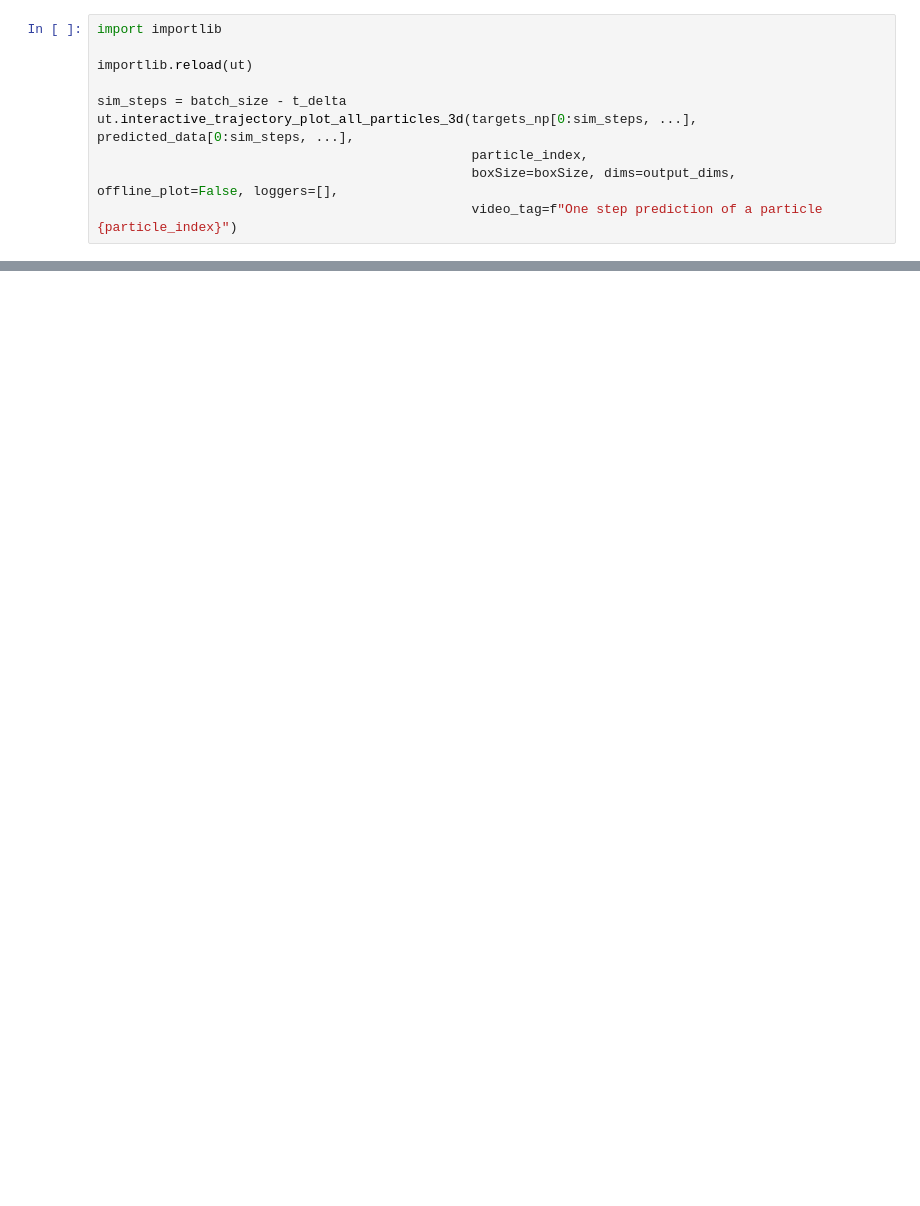
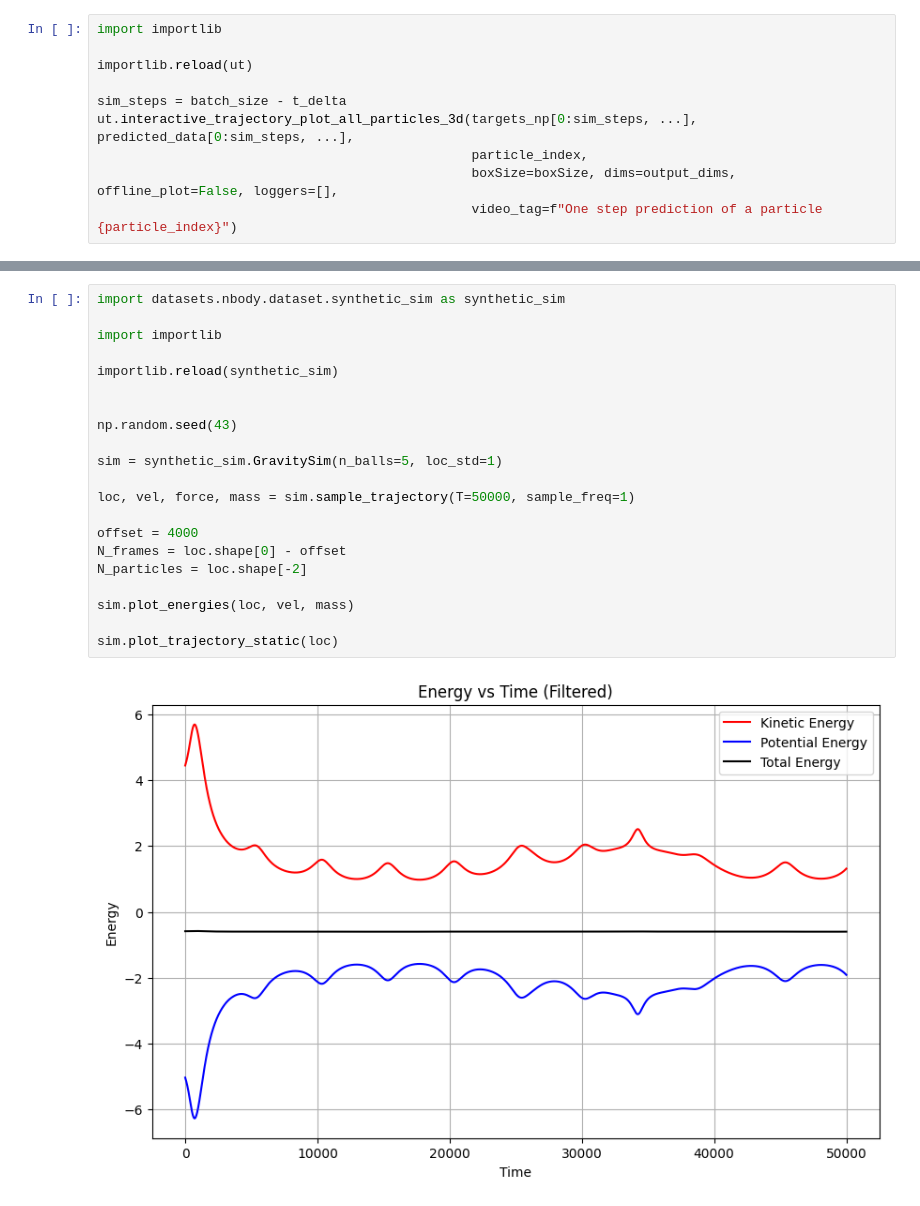
Before and after one commit to TheMightiestCarrot/n_body_approx, a Jupyter notebook: SEGNN_n_body.ipynb, the cells around one changed output, grey strips where cells are left out. Drawn from its saved outputs; the diff is of its cells as text; blank space fills up the shorter version.

Commit message:
- added plotting energies and trajectories to gravity simulation

```diff
--- a/SEGNN_n_body.ipynb
+++ b/SEGNN_n_body.ipynb
@@ -299,0 +321,23 @@ tensor([[[ -1.9480,   4.8764,  -3.8974],
+# %%
+import datasets.nbody.dataset.synthetic_sim as synthetic_sim
+
+import importlib
+
+importlib.reload(synthetic_sim)
+
+
+np.random.seed(43)
+
+sim = synthetic_sim.GravitySim(n_balls=5, loc_std=1)
+
+loc, vel, force, mass = sim.sample_trajectory(T=50000, sample_freq=1)
+
+offset = 4000
+N_frames = loc.shape[0] - offset
+N_particles = loc.shape[-2]
+
+sim.plot_energies(loc, vel, mass)
+
+sim.plot_trajectory_static(loc)
+# %% [output]
+[figure, added]
```
Also changed, not shown: parts of 16 cells of this notebook, 2 other files.
